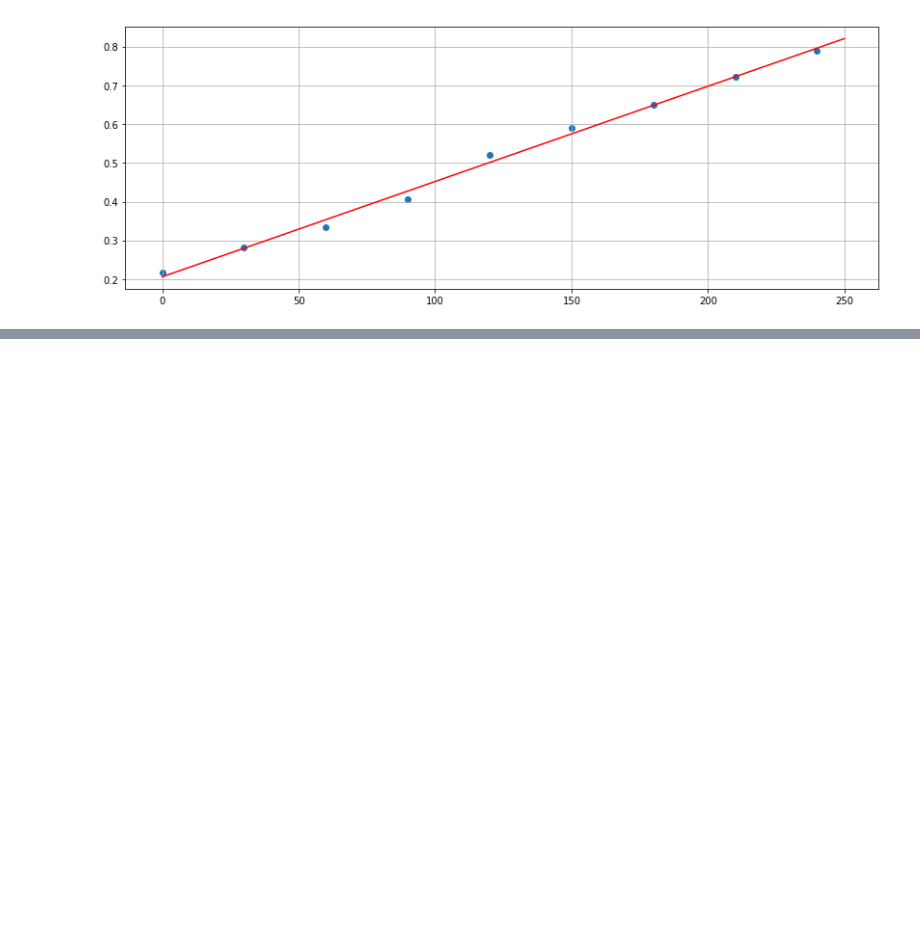
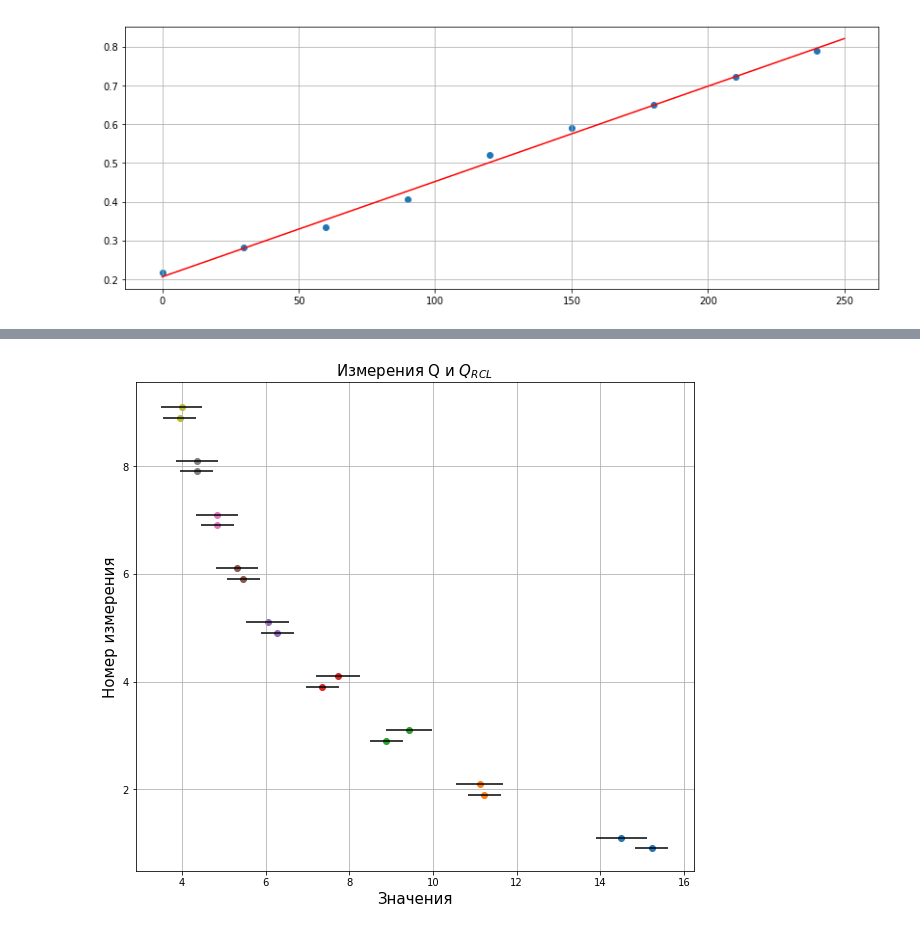
Before and after one commit to shevkunov/workout, a Jupyter notebook: labs/lab2.2 - lab2.1.ipynb, the cells around one changed output, grey strips where cells are left out. Cells and saved outputs as stored; diff of their text form; code cells hidden in the pictures; blank space fills up the shorter version.

```diff
--- a/labs/lab2.2 - lab2.1.ipynb
+++ b/labs/lab2.2 - lab2.1.ipynb
@@ -107,0 +170,5 @@ Rkr
+# %%
+Q = np.pi / lambd
+Q_RE = lambd_RE
+for i in range(len(Q)):
+    sciPrintR(Q[i], Q_RE[i], "Q (Rk = {}) =".format(ts_re[i, 1]))
@@ -107,0 +187,5 @@ Rkr
+# %%
+L_values = (ts_re[:, 1] + R_coil) / (2.* gamma)
+L = L_values.mean()
+L_RE = L_values.std(ddof=1)
+sciPrintR(L, L_RE, "L = ")
@@ -107,0 +196,4 @@ Rkr
+# %%
+C = (T / (2. * np.pi))**2 / L
+C_RE = prodErrorR_degs([(2, T_RE), (-1, L_RE)])
+sciPrintR(C, C_RE, "C = ")
@@ -107,0 +207,5 @@ Rkr
+# %%
+Q_RCL = 1. / (ts_re[:, 1] + R_coil) * sqrt(L / C)
+Q_RCL_RE = prodErrorR_degs([(0.5, L_RE), (0.5, C_RE)])  # на погрешность сопротивления забили, маленькая
+for i, q_rcl in enumerate(Q_RCL):
+    sciPrintR(q_rcl, Q_RCL_RE, "Q_RCL (R = {})=".format(ts_re[i, 1]))
@@ -107,0 +222,22 @@ Rkr
+# %%
+def plotIntervals(x, x_std, y, y_std, xlabel="Значения",
+                  ylabel="Номер измерения", title="", fontsize=15):
+    assert len(x) == len(x_std)
+    assert len(y) == len(y_std)
+    assert len(x) == len(y)
+    plt.figure(figsize=(10, len(x)))
+    hstep = 1
+    hsmall = 0.1
+    for i in range(len(x)):
+        plt.hlines((i + 1) * hstep - hsmall, x[i] - x_std[i], x[i] + x_std[i])
+        plt.hlines((i + 1) * hstep + hsmall, y[i] - y_std[i], y[i] + y_std[i])
+        plt.scatter([x[i], y[i]], [(i + 1) * hstep - hsmall, (i + 1)*hstep + hsmall], )
+    plt.grid()
+    plt.xlabel(xlabel, fontsize=fontsize)
+    plt.ylabel(ylabel, fontsize=fontsize)
+    plt.title(title, fontsize=fontsize)
+    plt.show()
+
+plotIntervals(Q_RCL, [Q_RCL_RE * Q_RCL] * len(Q_RCL), Q, Q_RE * Q, title="Измерения Q и $Q_{RCL}$")
+# %% [output]
+[figure, added]
```
Also changed, not shown: parts of 17 cells of this notebook.
